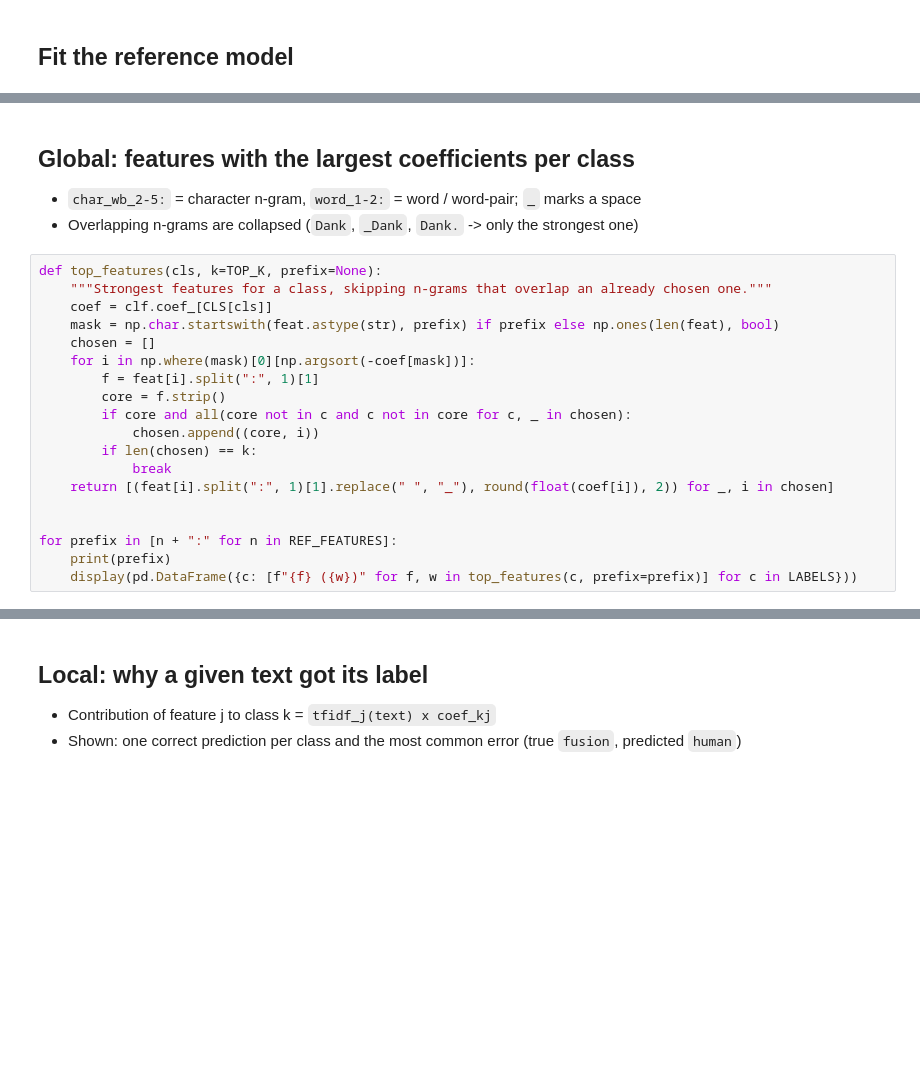
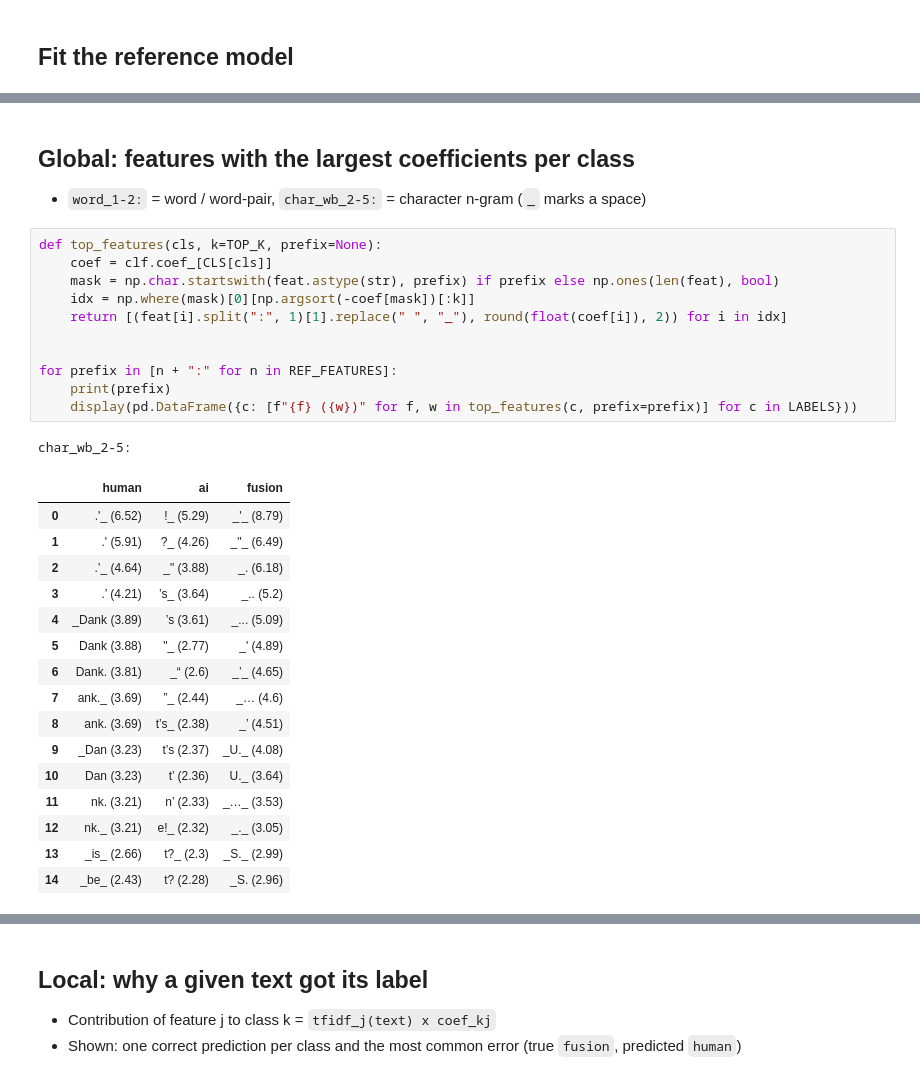
Before and after one commit to mohinska/ai_hw3_AIGenTextDetection, a Jupyter notebook: notebooks/06_xai.ipynb, the cells around one changed output, grey strips where cells are left out. Saved outputs shown, nothing was run; the diff lists cells and outputs as text; blank space fills up the shorter version.

```diff
--- a/notebooks/06_xai.ipynb
+++ b/notebooks/06_xai.ipynb
@@ -62,27 +64,36 @@ print(f"val macro-F1: {f1_score(y_val, val_pred, average='macro'):.4f} | feature
 # %% [markdown]
 ## Global: features with the largest coefficients per class
 
-- `char_wb_2-5:` = character n-gram, `word_1-2:` = word / word-pair; `_` marks a space
-- Overlapping n-grams are collapsed (`Dank`, `_Dank`, `Dank.` -> only the strongest one)
+- `word_1-2:` = word / word-pair, `char_wb_2-5:` = character n-gram (`_` marks a space)
 # %%
 def top_features(cls, k=TOP_K, prefix=None):
-    """Strongest features for a class, skipping n-grams that overlap an already chosen one."""
     coef = clf.coef_[CLS[cls]]
     mask = np.char.startswith(feat.astype(str), prefix) if prefix else np.ones(len(feat), bool)
-    chosen = []
-    for i in np.where(mask)[0][np.argsort(-coef[mask])]:
-        f = feat[i].split(":", 1)[1]
-        core = f.strip()
-        if core and all(core not in c and c not in core for c, _ in chosen):
-            chosen.append((core, i))
-        if len(chosen) == k:
-            break
-    return [(feat[i].split(":", 1)[1].replace(" ", "_"), round(float(coef[i]), 2)) for _, i in chosen]
+    idx = np.where(mask)[0][np.argsort(-coef[mask])[:k]]
+    return [(feat[i].split(":", 1)[1].replace(" ", "_"), round(float(coef[i]), 2)) for i in idx]
 
 
 for prefix in [n + ":" for n in REF_FEATURES]:
     print(prefix)
     display(pd.DataFrame({c: [f"{f} ({w})" for f, w in top_features(c, prefix=prefix)] for c in LABELS}))
+# %% [output]
+char_wb_2-5:
+|  | human | ai | fusion |
+| 0 | .'_ (6.52) | !_ (5.29) | _'_ (8.79) |
+| 1 | .' (5.91) | ?_ (4.26) | _"_ (6.49) |
+| 2 | .’_ (4.64) | _" (3.88) | _. (6.18) |
+| 3 | .’ (4.21) | ’s_ (3.64) | _.. (5.2) |
+| 4 | _Dank (3.89) | ’s (3.61) | _... (5.09) |
+| 5 | Dank (3.88) | "_ (2.77) | _' (4.89) |
+| 6 | Dank. (3.81) | _“ (2.6) | _’_ (4.65) |
+| 7 | ank._ (3.69) | ”_ (2.44) | _… (4.6) |
+| 8 | ank. (3.69) | t’s_ (2.38) | _’ (4.51) |
+| 9 | _Dan (3.23) | t’s (2.37) | _U._ (4.08) |
+| 10 | Dan (3.23) | t’ (2.36) | U._ (3.64) |
+| 11 | nk. (3.21) | n’ (2.33) | _…_ (3.53) |
+| 12 | nk._ (3.21) | e!_ (2.32) | _._ (3.05) |
+| 13 | _is_ (2.66) | t?_ (2.3) | _S._ (2.99) |
+| 14 | _be_ (2.43) | t? (2.28) | _S. (2.96) |
 # %%
 fig, axes = plt.subplots(1, 3, figsize=(15, 5))
 for ax, c in zip(axes, LABELS):
```
Also changed, not shown: parts of 7 cells of this notebook, 2 other files.
